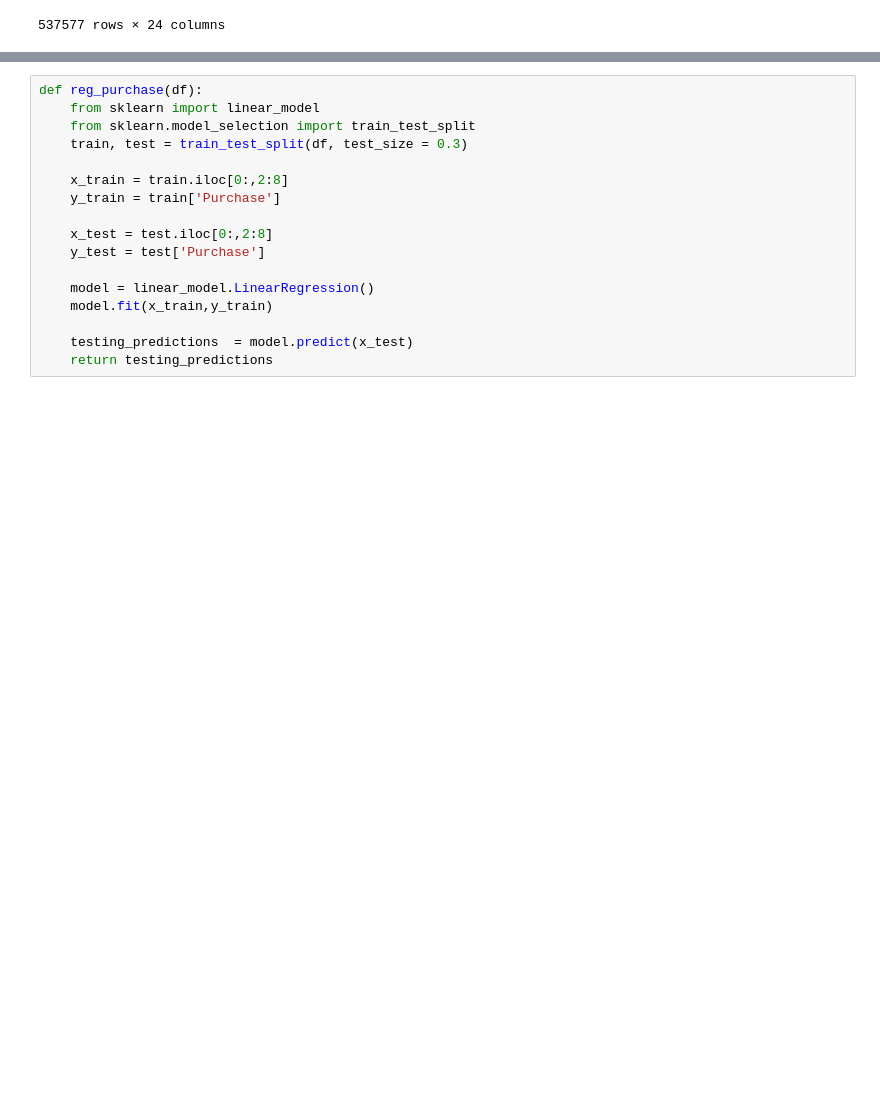
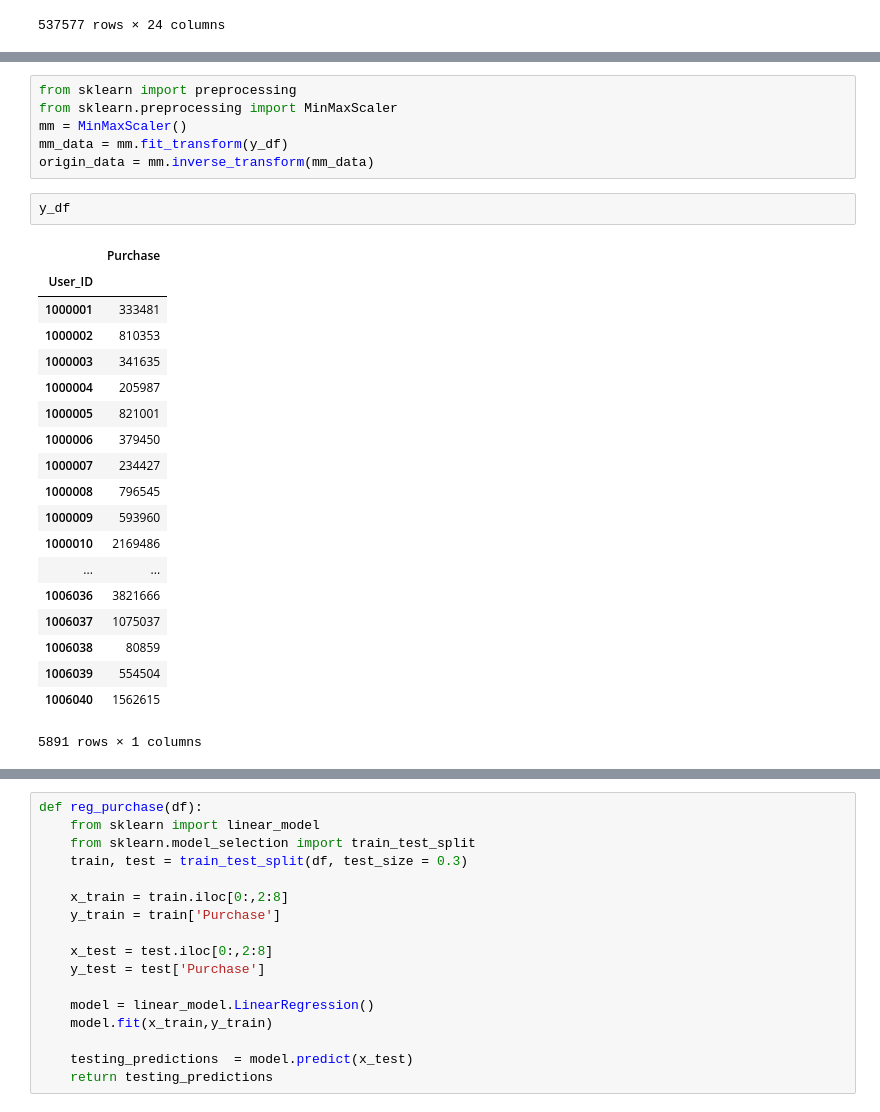
Before and after one commit to zhangyingchi/BlackFriday, a Jupyter notebook: DA_Project_1.ipynb, the cells around one changed output, grey strips where cells are left out. Drawn from its saved outputs; the diff is of its cells as text; blank space fills up the shorter version.

```diff
--- a/DA_Project_1.ipynb
+++ b/DA_Project_1.ipynb
@@ -69,3 +83,31 @@ x_df.head()
+# %%
+from sklearn import preprocessing
+from sklearn.preprocessing import MinMaxScaler
+mm = MinMaxScaler()
+mm_data = mm.fit_transform(y_df)
+origin_data = mm.inverse_transform(mm_data)
+# %%
+y_df
+# %% [output]
+|  | Purchase |
+| User_ID |  |
+| 1000001 | 333481 |
+| 1000002 | 810353 |
+| 1000003 | 341635 |
+| 1000004 | 205987 |
+| 1000005 | 821001 |
+| 1000006 | 379450 |
+| 1000007 | 234427 |
+| 1000008 | 796545 |
+| 1000009 | 593960 |
+| 1000010 | 2169486 |
+| ... | ... |
+| 1006036 | 3821666 |
+| 1006037 | 1075037 |
+| 1006038 | 80859 |
+| 1006039 | 554504 |
+| 1006040 | 1562615 |
+5891 rows × 1 columns
 # %%
 import matplotlib.pyplot as plt
 from sklearn import linear_model
```
Also changed, not shown: parts of 4 cells of this notebook, 1 other file.
